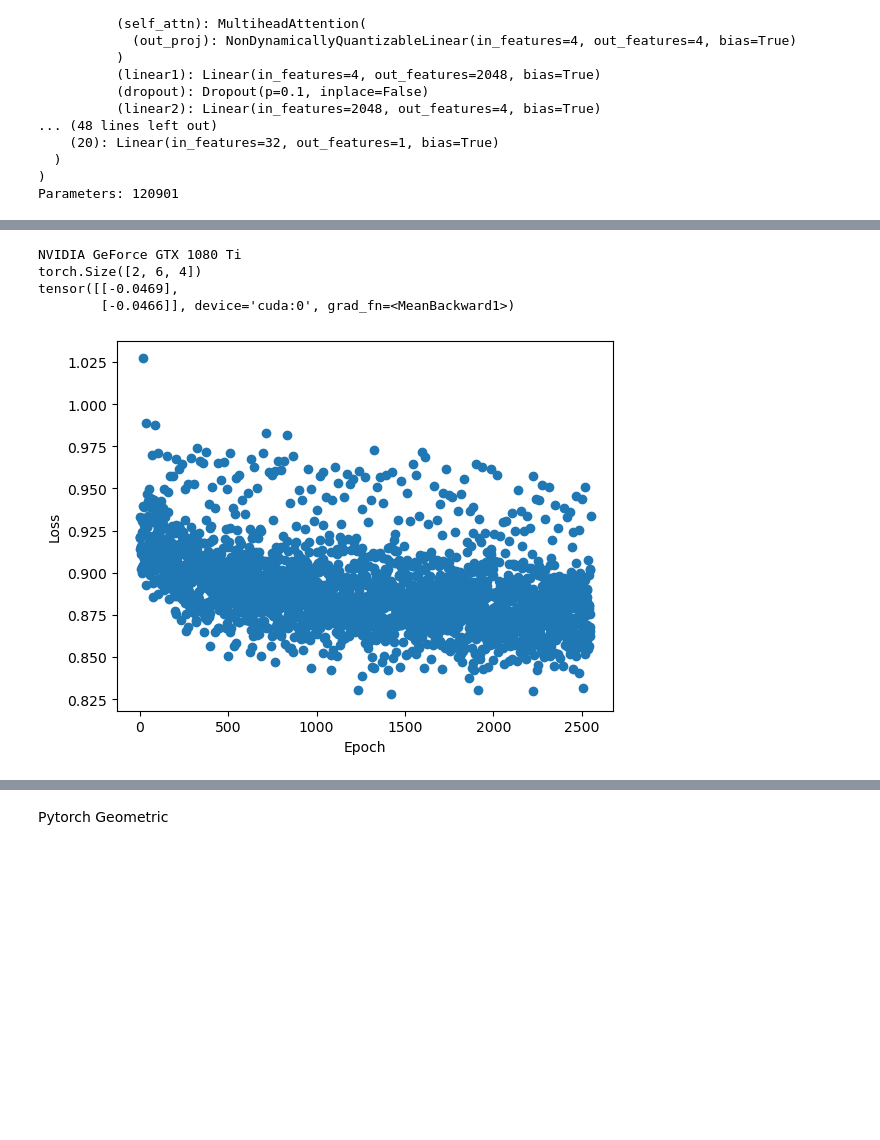
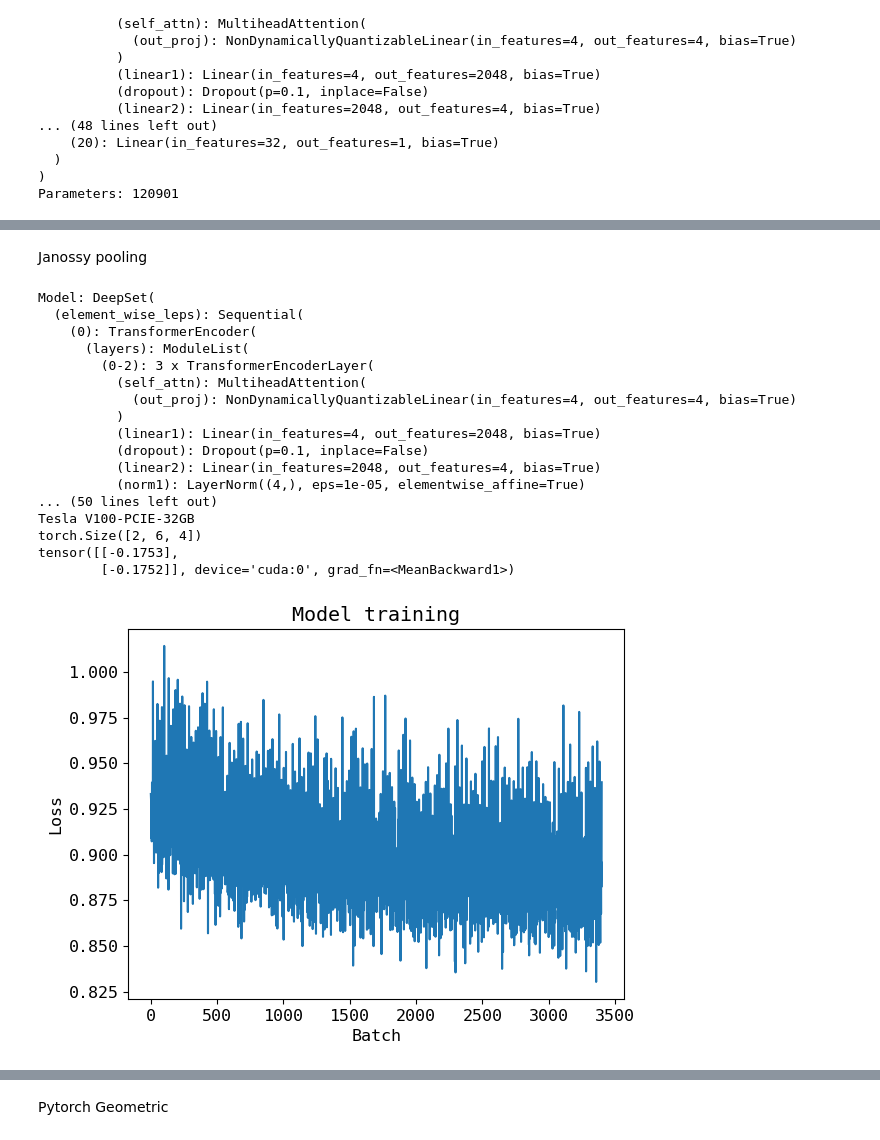
Before and after one commit to nVentis/MEM_HEP, a Jupyter notebook: notebooks/results/6_ML_classifier.ipynb, the cells around one changed output, grey strips where cells are left out. Cells and saved outputs as stored; diff of their text form; code cells hidden in the pictures; blank space fills up the shorter version.

```diff
--- a/notebooks/results/6_ML_classifier.ipynb
+++ b/notebooks/results/6_ML_classifier.ipynb
@@ -4,10 +4,13 @@ from torch import nn
 import numpy as np
 import pandas as pd
 import matplotlib.pyplot as plt
+import matplotlib
+matplotlib.rcParams.update({'font.size': 12})
 import seaborn as sns
 from analysis.utils import module_reload
 module_reload('analysis')
 from analysis.import_data import import_true_reco
+from analysis.plot_matplotlib import export_figures
 # %%
 df = import_true_reco(normalize=True)
 repo_dir = '/afs/desy.de/user/b/bliewert/public/MarlinWorkdirs/MEM_HEP'
@@ -180,11 +197,14 @@ def check_model_precrec(predictions:Optional[Tuple]=None,
 
     return predictions, fig
 
-def get_ds(autoshuffle_rows:bool=True, shuffle_ds:bool=True, batch_size:int=2048,
+def get_ds(autoshuffle_rows:bool=True, sort_rows_by_energy:bool=False,
+           shuffle_ds:bool=True, batch_size:int=2048,
            device:Optional[Union[str,torch.device]]=torch.device('cuda' if torch.cuda.is_available() else 'cpu')):
 
-    print(torch.cuda.get_device_name())
-    ds = DiHiggsDataset(df, device=device, autoshuffle_rows=autoshuffle_rows)
+    if torch.cuda.is_available():
+        print(torch.cuda.get_device_name())
+
+    ds = DiHiggsDataset(df, device=device, autoshuffle_rows=autoshuffle_rows, sort_rows_by_energy=sort_rows_by_energy)
 
     generator = torch.Generator()
     generator.manual_seed(42)
@@ -251,5 +271,5 @@ def train(model, loader, n_epochs:int=100, lr:float=1e-2, with_sigmoid:bool=True
     return losses
 
 device = torch.device('cuda' if torch.cuda.is_available() else 'cpu')
-ds, ds_train, ds_test, train_loader, test_loader = get_ds(autoshuffle_rows=False)
+ds, ds_train, ds_test, train_loader, test_loader = get_ds(autoshuffle_rows=False, device=device)
 # %% [output]
@@ -312,2 +317,0 @@ torch.Size([24, 6, 4])
-# %%
-X = torch.stack((ds_train[0][0], ds_train[1][0]))
@@ -332,6 +321,7 @@ tensor([[-0.0039],
 # %%
 from typing import Callable
 from collections import OrderedDict
+from itertools import permutations
 
 def make_mlp(nhidden:int=2, input_size:int=4, hidden_channels:int=32,
                  activation:Callable=nn.Tanh, pre_layers:Optional[List]=None,
@@ -356,7 +346,7 @@ def make_mlp(nhidden:int=2, input_size:int=4, hidden_channels:int=32,
 class DeepSet(nn.Module):
     def __init__(self, object_size:int, nhidden:int=2,
                  objects:List=[2,4],
-                 input_size:int=4, hidden_channels:int=32,
+                 input_size:int=4, hidden_channels:int=32, num_layers:int=3,
                  activation:Callable=nn.Tanh, use_transformer:bool=True,
                  norm:bool=False, use_janossy:bool=True):
         super().__init__()
@@ -371,8 +361,8 @@ class DeepSet(nn.Module):
             element_wise_leps_layer = nn.TransformerEncoderLayer(d_model=4, nhead=2, batch_first=True, dim_feedforward=2048)
             element_wise_jets_layer = nn.TransformerEncoderLayer(d_model=4, nhead=2, batch_first=True, dim_feedforward=2048)
 
-            element_wise_leps = [nn.TransformerEncoder(element_wise_leps_layer, num_layers=3)]
-            element_wise_jets = [nn.TransformerEncoder(element_wise_jets_layer, num_layers=3)]
+            element_wise_leps = [nn.TransformerEncoder(element_wise_leps_layer, num_layers=num_layers)]
+            element_wise_jets = [nn.TransformerEncoder(element_wise_jets_layer, num_layers=num_layers)]
 
             if norm:
                 element_wise_leps.insert(0, nn.BatchNorm1d(objects[0]))
@@ -476,25 +508,42 @@ Parameters: 120901
+# %% [markdown]
+Janossy pooling
 # %%
-model = DeepSet(object_size=6, nhidden=10, hidden_channels=32, norm=True).to(device)
+model = DeepSet(object_size=6, nhidden=10, hidden_channels=32, use_janossy=True).to(device)
 
 ds, ds_train, ds_test, train_loader, test_loader = get_ds(autoshuffle_rows=True)
 
 test = torch.stack((ds_train[0][0], ds_train[1][0]))
 print(test.shape)
 print(model(test))
 
-if True:
-    losses = train(model, train_loader, n_epochs=150, lr=1e-4)
+losses = train(model, train_loader, n_epochs=200, lr=1e-4)
 
-    fig, ax = plt.subplots()
-    ax.scatter(np.arange(len(losses)), losses)
-    ax.set_xlabel('Epoch')
-    ax.set_ylabel('Loss')
+fig1, ax = plt.subplots()
+ax.plot(np.arange(len(losses)), losses)
+ax.set_xlabel(f'Batch')
+ax.set_ylabel(f'Loss')
+ax.set_title(f'Model training')
 
-    predictions, fig_roc = check_model_roc(model=model, ds=ds_test);
-    predictions, fig_precrec = check_model_precrec(predictions=predictions);
+predictions, fig2 = check_model_roc(model=model, ds=ds_test);
+predictions, fig3 = check_model_precrec(predictions=predictions);
+
+export_figures(f'{repo_dir}/notebooks/results/6_ML_classifier_janossy.pdf', [fig1, fig2, fig3])
 # %% [output]
-NVIDIA GeForce GTX 1080 Ti
+Model: DeepSet(
+  (element_wise_leps): Sequential(
+    (0): TransformerEncoder(
+      (layers): ModuleList(
+        (0-2): 3 x TransformerEncoderLayer(
+          (self_attn): MultiheadAttention(
+            (out_proj): NonDynamicallyQuantizableLinear(in_features=4, out_features=4, bias=True)
+          )
+          (linear1): Linear(in_features=4, out_features=2048, bias=True)
+          (dropout): Dropout(p=0.1, inplace=False)
+          (linear2): Linear(in_features=2048, out_features=4, bias=True)
+          (norm1): LayerNorm((4,), eps=1e-05, elementwise_affine=True)
+... (50 lines left out)
+Tesla V100-PCIE-32GB
 torch.Size([2, 6, 4])
-tensor([[-0.0469],
-        [-0.0466]], device='cuda:0', grad_fn=<MeanBackward1>)
+tensor([[-0.1753],
+        [-0.1752]], device='cuda:0', grad_fn=<MeanBackward1>)
-[figure, old version]
+[figure, new version]
```
Also changed, not shown: parts of 17 cells of this notebook, 44 other files.
